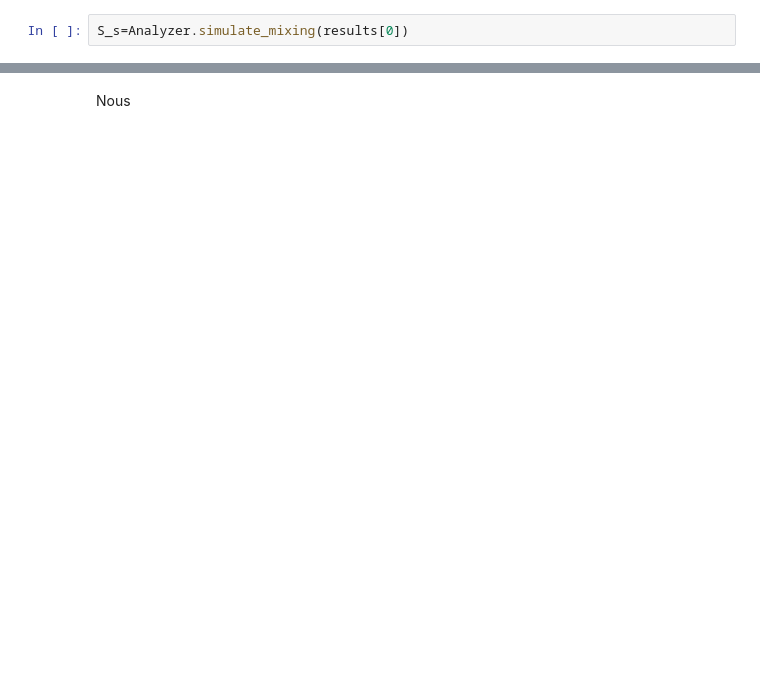
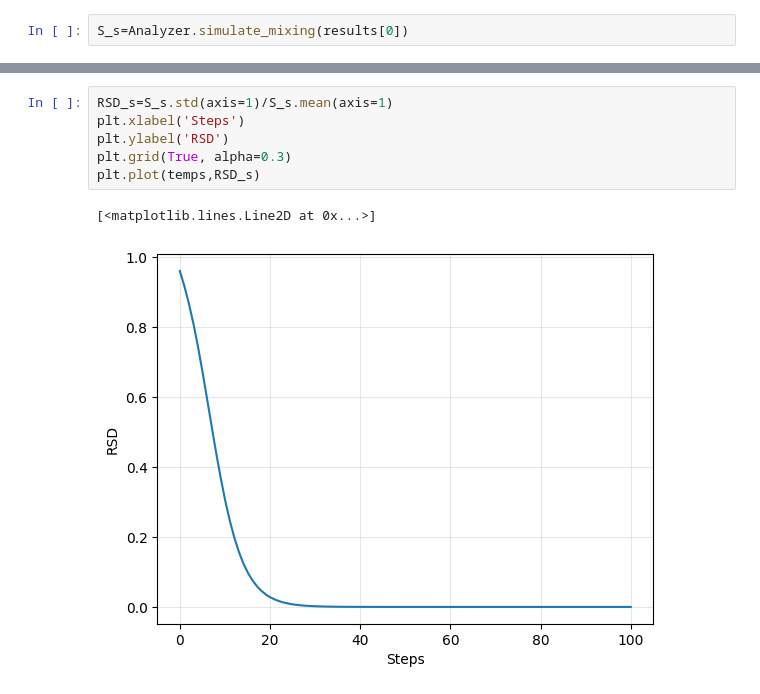
Before and after one commit to tiffank1802/DEM-MCM-Coupling, a Jupyter notebook: DEM_MCM/docs/observations_segregations.ipynb, the cells around one changed output, grey strips where cells are left out. Saved outputs shown, nothing was run; the diff lists cells and outputs as text; blank space fills up the shorter version.

```diff
--- a/DEM_MCM/docs/observations_segregations.ipynb
+++ b/DEM_MCM/docs/observations_segregations.ipynb
@@ -377,2 +302,9 @@ show_cylindrical_partition(nr=2,ntheta=2)
-# %% [markdown]
-Nous
+# %%
+RSD_s=S_s.std(axis=1)/S_s.mean(axis=1)
+plt.xlabel('Steps')
+plt.ylabel('RSD')
+plt.grid(True, alpha=0.3)
+plt.plot(temps,RSD_s)
+# %% [output]
+[<matplotlib.lines.Line2D at 0x...>]
+[figure, added]
```
Also changed, not shown: parts of 68 cells of this notebook, 2 other files.
